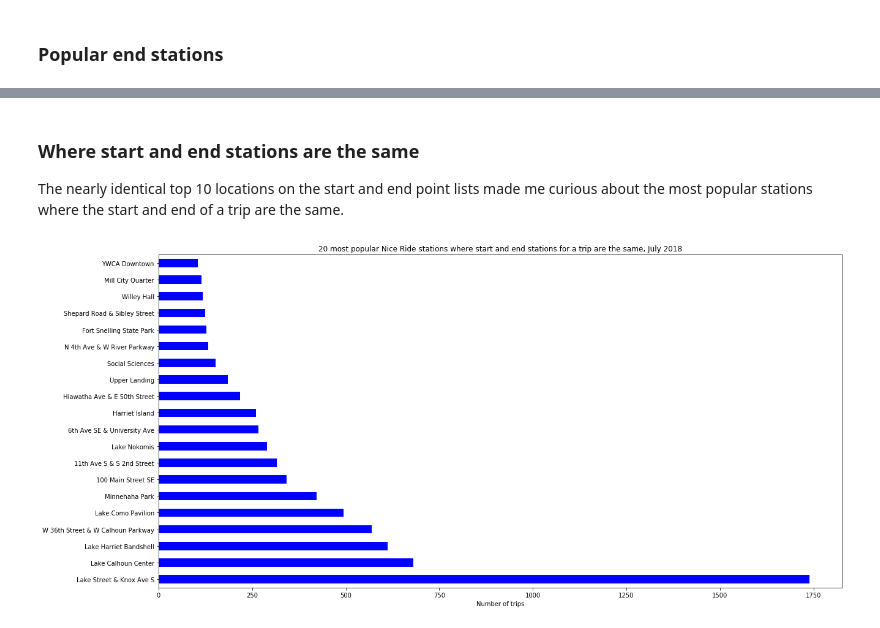
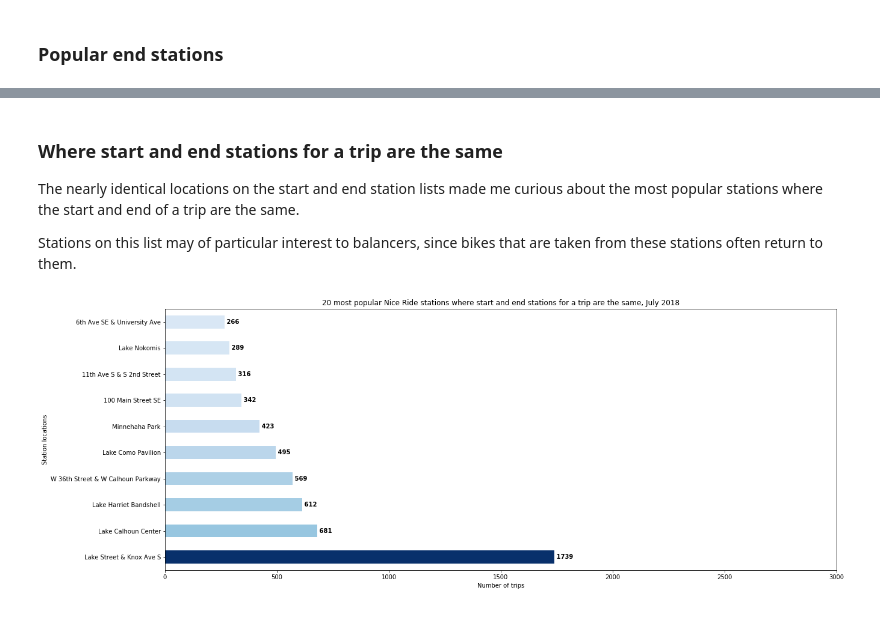
Before and after one commit to iamjeremybe/thinkful_data_science, a Jupyter notebook: Capstone 1/First Capstone - Analyzing Nice Ride data.ipynb, the cells around one changed output, grey strips where cells are left out. Saved outputs shown, nothing was run; the diff lists cells and outputs as text; code cells hidden in the pictures.

```diff
--- a/Capstone 1/First Capstone - Analyzing Nice Ride data.ipynb
+++ b/Capstone 1/First Capstone - Analyzing Nice Ride data.ipynb
@@ -51,0 +162,26 @@ In addition to the more obviously recreational stations (discussed in more detai
+# %%
+def stations_bar(series,barcolor,title, **kwargs):
+# x_max is an optional value to define the max value for the x-axis
+    x_max = kwargs.get('x_max', None)
+
+# Set a range of colors to make these graphs look a little more interesting.
+#    get_cmap will create a range of colors. We can then give this object
+#    a value from the series and it will return a color--
+#    light to dark colors representing low to high values.
+    my_cmap = plt.get_cmap(barcolor,max(series))
+
+    fig, ax_top_x = plt.subplots(figsize=(20,8))
+    ax_top_x = series.plot.barh(color=my_cmap(series))
+
+    ax_top_x.set_title(title)
+    ax_top_x.set_xlabel('Number of trips')
+    ax_top_x.set_ylabel('Station locations')
+
+    if x_max is not None:
+        plt.xlim(0,x_max)
+
+# Add the actual counts to the end of each bar too.
+    for i, value in enumerate(series):
+        ax_top_x.text(value, i, " "+str(value),
+                      color='black', va='center', fontweight='bold')
+    plt.show()
@@ -76,15 +664,17 @@ plt.show()
 # %% [markdown]
-### Where start and end stations are the same
+### Where start and end stations for a trip are the same
 
-The nearly identical top 10 locations on the start and end point lists made me curious about the most popular stations where the start and end of a trip are the same.
+The nearly identical locations on the start and end station lists made me curious about the most popular stations where the start and end of a trip are the same.
+
+Stations on this list may of particular interest to balancers, since bikes that are taken from these stations often return to them.
 # %%
-fig, ax_top20 = plt.subplots(figsize=(20,10))
 df_loops = df.loc[(df['start station id'] == df['end station id'])]
-top_20_loop_stations = df_loops['start station name'].value_counts()[:20]
+top_20_loop_stations = df_loops['start station name'].value_counts()[:10]
 
-ax_top20 = top_20_loop_stations.plot.barh(color='Blue')
-ax_top20.set_title('20 most popular Nice Ride stations where start and end stations for a trip are the same, July 2018')
-ax_top20.set_xlabel('Number of trips')
-plt.show()
+stations_bar(top_20_loop_stations,
+             'Blues',
+             '20 most popular Nice Ride stations where start and end stations for a trip are the same, {} {}'\
+             .format(input_month,input_year),
+             x_max=3000)
 # %% [output]
-[figure, old version]
+[figure, new version]
```
Also changed, not shown: parts of 87 cells of this notebook.
